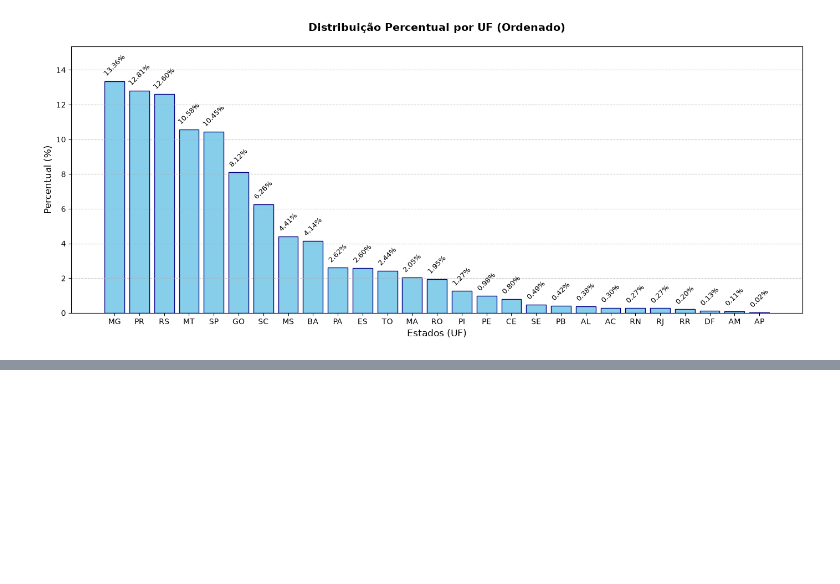
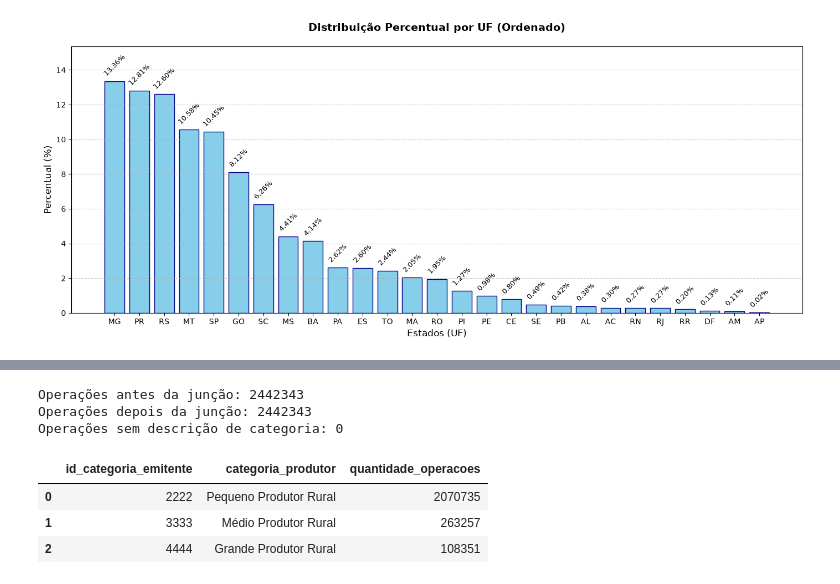
Before and after one commit to Douglllasms/projeto-final-ds-py-004, a Jupyter notebook: analise_explicada.ipynb, the cells around one changed output, grey strips where cells are left out. Cells and saved outputs as stored; diff of their text form; code cells hidden in the pictures; blank space fills up the shorter version.

```diff
--- a/analise_explicada.ipynb
+++ b/analise_explicada.ipynb
@@ -975,0 +988,48 @@ plt.show()
+# %%
+# Selecionar somente as descrições da categoria do emitente
+categorias = dicionario.loc[
+    (dicionario["id_tabela"] == "operacao") &
+    (dicionario["nome_coluna"] == "id_categoria_emitente"),
+    ["chave", "valor"]
+].copy()
+
+categorias = categorias.rename(columns={
+    "chave": "id_categoria_emitente",
+    "valor": "categoria_produtor"
+})
+
+# Padronizar o tipo das chaves para permitir a junção
+categorias["id_categoria_emitente"] = pd.to_numeric(
+    categorias["id_categoria_emitente"], errors="raise"
+).astype("Int64")
+
+operacoes_categoria = operacao_traduzida.copy()
+operacoes_categoria["id_categoria_emitente"] = pd.to_numeric(
+    operacoes_categoria["id_categoria_emitente"], errors="raise"
+).astype("Int64")
+
+operacoes_categoria = operacoes_categoria.merge(
+    categorias,
+    on="id_categoria_emitente",
+    how="left",
+    validate="many_to_one"
+)
+
+print("Operações antes da junção:", len(operacao_traduzida))
+print("Operações depois da junção:", len(operacoes_categoria))
+print("Operações sem descrição de categoria:",
+      operacoes_categoria["categoria_produtor"].isna().sum())
+
+# Mostrar todos os códigos presentes, inclusive os sem correspondência
+conferencia_categoria = operacoes_categoria.groupby(
+    ["id_categoria_emitente", "categoria_produtor"], dropna=False
+).size().reset_index(name="quantidade_operacoes")
+display(conferencia_categoria)
+# %% [output]
+Operações antes da junção: 2442343
+Operações depois da junção: 2442343
+Operações sem descrição de categoria: 0
+|  | id_categoria_emitente | categoria_produtor | quantidade_operacoes |
+| 0 | 2222 | Pequeno Produtor Rural | 2070735 |
+| 1 | 3333 | Médio Produtor Rural | 263257 |
+| 2 | 4444 | Grande Produtor Rural | 108351 |
```
Also changed, not shown: parts of 9 cells of this notebook.
